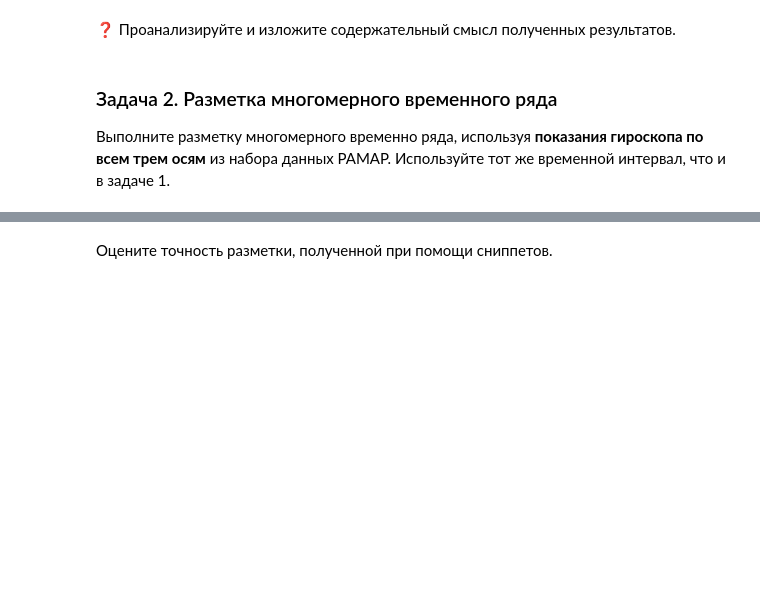
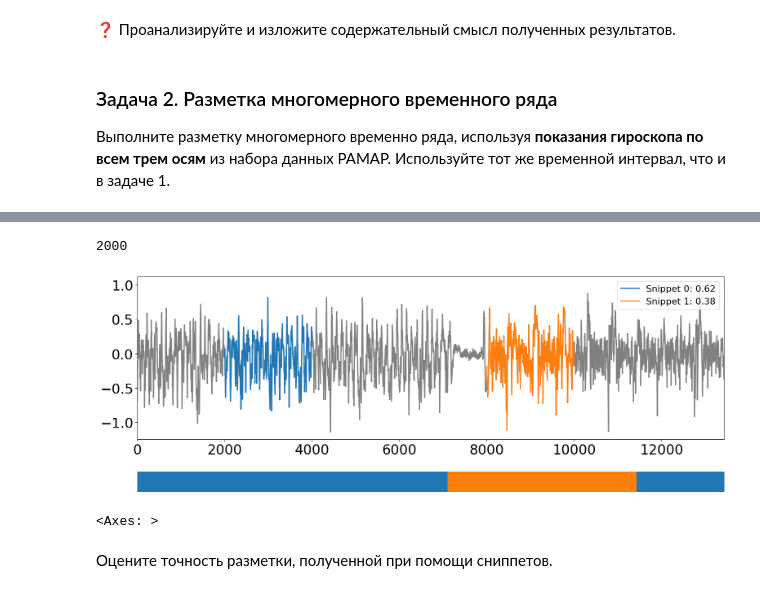
Before and after one commit to Isakova74/2023-Isakova-TimeSeriesCourse, a Jupyter notebook: practice/05_Snippets/05 Snippets.ipynb, the cells around one changed output, grey strips where cells are left out. Saved outputs shown, nothing was run; the diff lists cells and outputs as text; code cells hidden in the pictures; blank space fills up the shorter version.

```diff
--- a/practice/05_Snippets/05 Snippets.ipynb
+++ b/practice/05_Snippets/05 Snippets.ipynb
@@ -177,2 +207,8 @@ ValueError: ignored
+# %%
+plot_snippets(ts3, snp3)
+# %% [output]
+2000
+[figure, added]
+<Axes: >
 # %% [markdown]
 Оцените точность разметки, полученной при помощи сниппетов.
```
Also changed, not shown: parts of 37 cells of this notebook.
